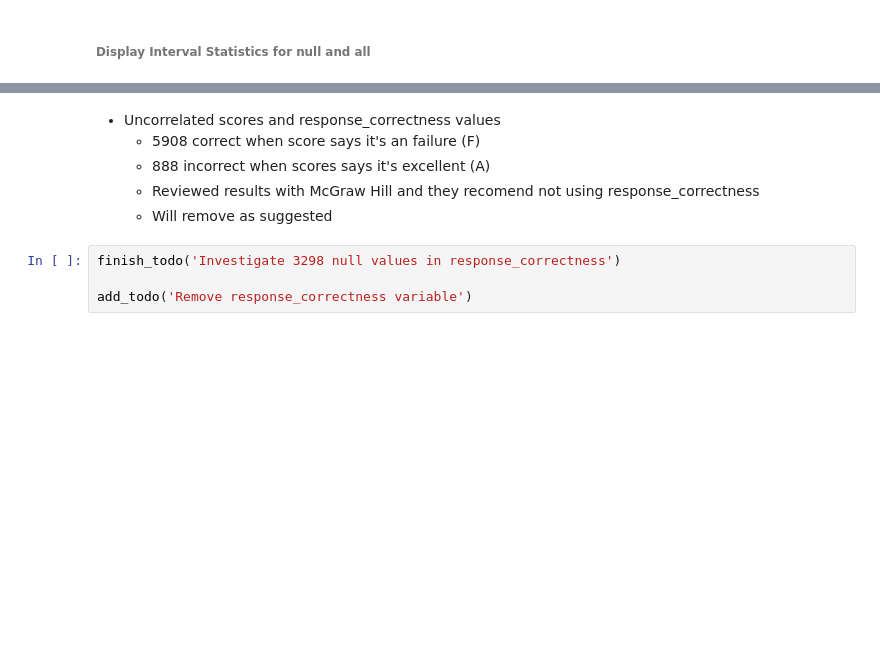
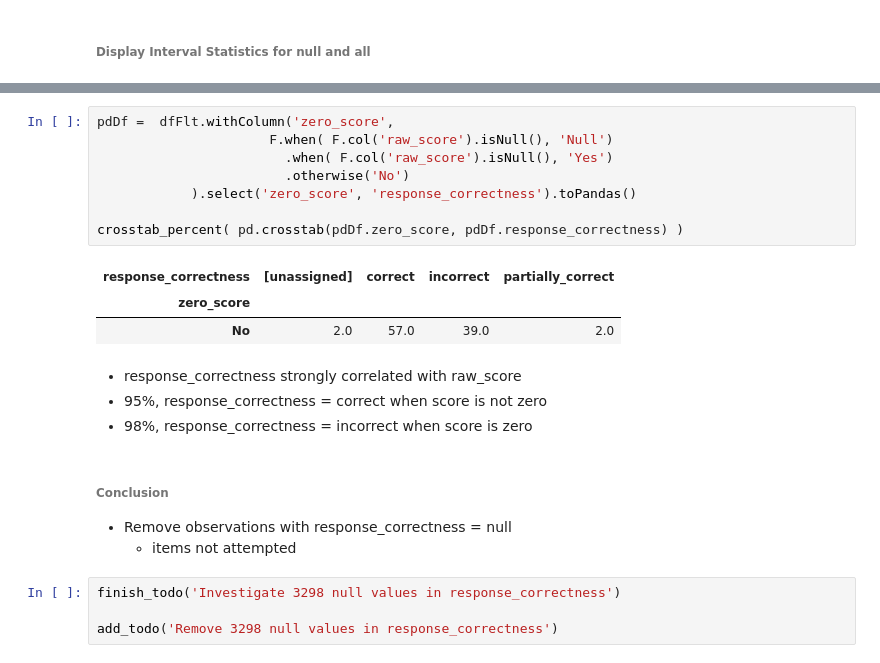
Before and after one commit to dlhinkley/c772-capstone-project, a Jupyter notebook: jupyter/investigation/3298-null-in-response-correctness.ipynb, the cells around one changed output, grey strips where cells are left out. Saved outputs shown, nothing was run; the diff lists cells and outputs as text; blank space fills up the shorter version.

```diff
--- a/jupyter/investigation/3298-null-in-response-correctness.ipynb
+++ b/jupyter/investigation/3298-null-in-response-correctness.ipynb
@@ -107,10 +104,24 @@ pd.crosstab(pdDf.letter_grade, pdDf.response_correctness)
-# %% [markdown]
-- Uncorrelated scores and response_correctness values
-  - 5908 correct when score says it's an failure (F)
-  - 888 incorrect when scores says it's excellent (A)
-  - Reviewed results with McGraw Hill and they recomend not using response_correctness
-  - Will remove as suggested
+# %%
+pdDf =  dfFlt.withColumn('zero_score',
+                      F.when( F.col('raw_score').isNull(), 'Null')
+                        .when( F.col('raw_score').isNull(), 'Yes')
+                        .otherwise('No')
+            ).select('zero_score', 'response_correctness').toPandas()
+
+crosstab_percent( pd.crosstab(pdDf.zero_score, pdDf.response_correctness) )
+# %% [output]
+| response_correctness | [unassigned] | correct | incorrect | partially_correct |
+| zero_score |  |  |  |  |
+| No | 2.0 | 57.0 | 39.0 | 2.0 |
+# %% [markdown]
+- response_correctness strongly correlated with raw_score
+- 95%, response_correctness = correct when score is not zero
+- 98%, response_correctness = incorrect when score is zero
+# %% [markdown]
+###### Conclusion
+- Remove observations with response_correctness = null
+  - items not attempted
 # %%
 finish_todo('Investigate 3298 null values in response_correctness')
 
-add_todo('Remove response_correctness variable')
+add_todo('Remove 3298 null values in response_correctness')
```
Also changed, not shown: parts of 20 cells of this notebook, 16 other files.
